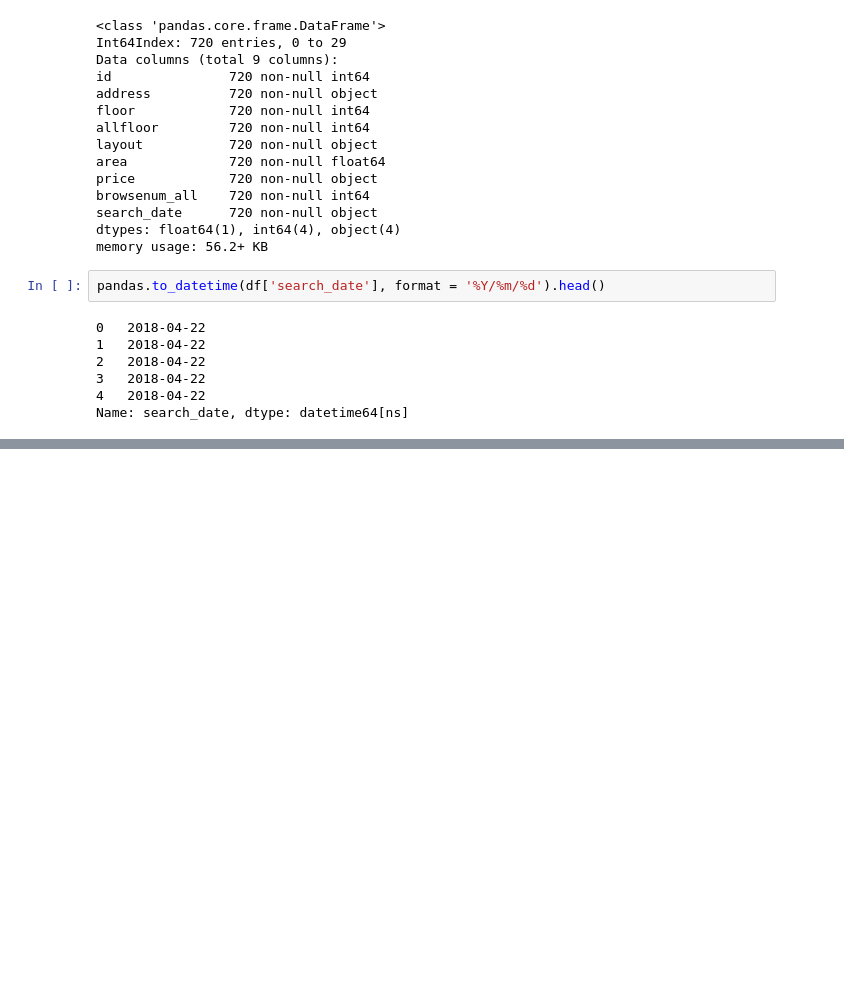
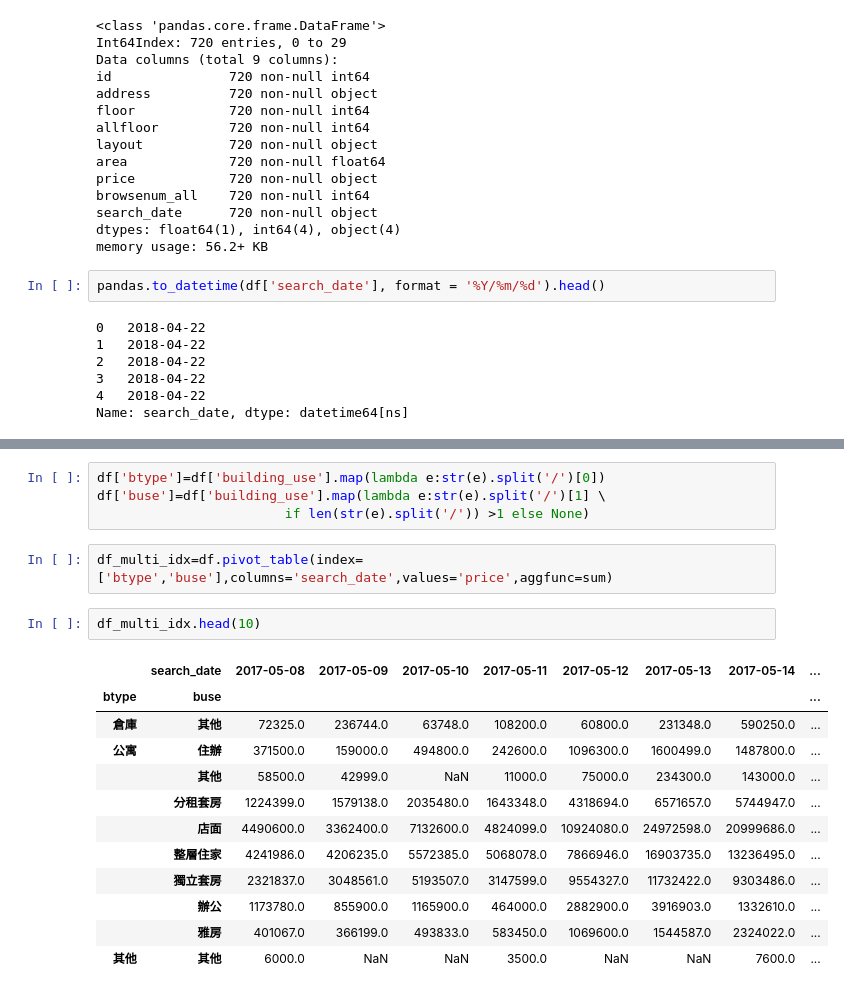
Before and after one commit to ywchiu/tibamepy, a Jupyter notebook: Demo20180422.ipynb, the cells around one changed output, grey strips where cells are left out. Cells and saved outputs as stored; diff of their text form; blank space fills up the shorter version.

```diff
--- a/Demo20180422.ipynb
+++ b/Demo20180422.ipynb
@@ -1267,0 +1313,21 @@ Name: search_date, dtype: datetime64[ns]
+# %%
+df['btype']=df['building_use'].map(lambda e:str(e).split('/')[0])
+df['buse']=df['building_use'].map(lambda e:str(e).split('/')[1] \
+                        if len(str(e).split('/')) >1 else None)
+# %%
+df_multi_idx=df.pivot_table(index=['btype','buse'],columns='search_date',values='price',aggfunc=sum)
+# %%
+df_multi_idx.head(10)
+# %% [output]
+|  | search_date | 2017-05-08 | 2017-05-09 | 2017-05-10 | 2017-05-11 | 2017-05-12 | 2017-05-13 | 2017-05-14 | ... |
+| btype | buse |  |  |  |  |  |  |  | ... |
+| 倉庫 | 其他 | 72325.0 | 236744.0 | 63748.0 | 108200.0 | 60800.0 | 231348.0 | 590250.0 | ... |
+| 公寓 | 住辦 | 371500.0 | 159000.0 | 494800.0 | 242600.0 | 1096300.0 | 1600499.0 | 1487800.0 | ... |
+|  | 其他 | 58500.0 | 42999.0 | NaN | 11000.0 | 75000.0 | 234300.0 | 143000.0 | ... |
+|  | 分租套房 | 1224399.0 | 1579138.0 | 2035480.0 | 1643348.0 | 4318694.0 | 6571657.0 | 5744947.0 | ... |
+|  | 店面 | 4490600.0 | 3362400.0 | 7132600.0 | 4824099.0 | 10924080.0 | 24972598.0 | 20999686.0 | ... |
+|  | 整層住家 | 4241986.0 | 4206235.0 | 5572385.0 | 5068078.0 | 7866946.0 | 16903735.0 | 13236495.0 | ... |
+|  | 獨立套房 | 2321837.0 | 3048561.0 | 5193507.0 | 3147599.0 | 9554327.0 | 11732422.0 | 9303486.0 | ... |
+|  | 辦公 | 1173780.0 | 855900.0 | 1165900.0 | 464000.0 | 2882900.0 | 3916903.0 | 1332610.0 | ... |
+|  | 雅房 | 401067.0 | 366199.0 | 493833.0 | 583450.0 | 1069600.0 | 1544587.0 | 2324022.0 | ... |
+| 其他 | 其他 | 6000.0 | NaN | NaN | 3500.0 | NaN | NaN | 7600.0 | ... |
```
Also changed, not shown: parts of 46 cells of this notebook.
